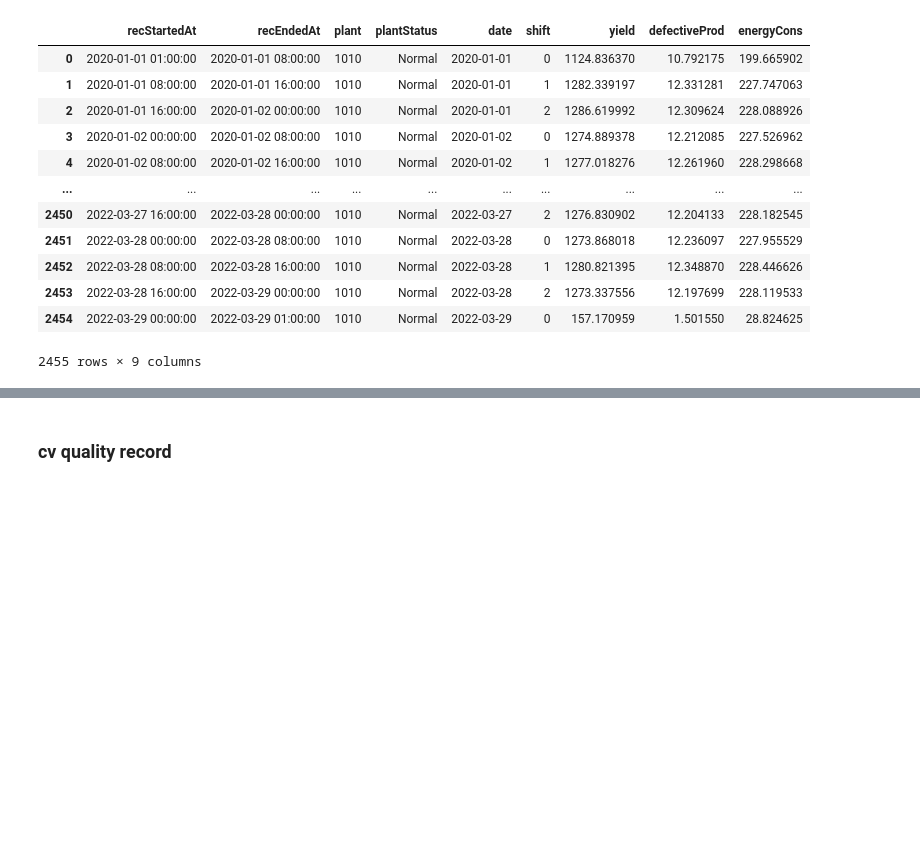
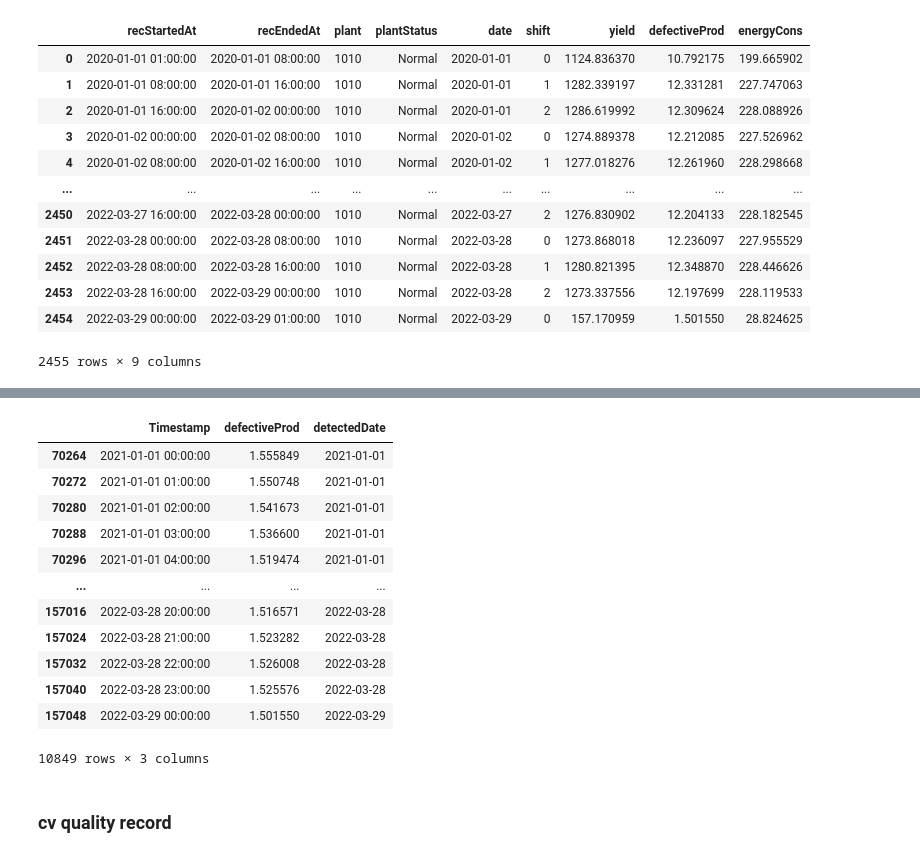
Before and after one commit to SAP-samples/btp-ai-sustainability-bootcamp, a Jupyter notebook: src/data-simulation/app_data_prep.ipynb, the cells around one changed output, grey strips where cells are left out. Saved outputs shown, nothing was run; the diff lists cells and outputs as text; code cells hidden in the pictures; blank space fills up the shorter version.

```diff
--- a/src/data-simulation/app_data_prep.ipynb
+++ b/src/data-simulation/app_data_prep.ipynb
@@ -220,0 +211,22 @@ ID;recStartedAt;recEndedAt;plant;plantSection;funcLocation;equipment;equipmentNa
+# %%
+defects=df[['Timestamp','defectiveProd']].drop_duplicates(['Timestamp'])
+# %%
+defects=defects[defects['Timestamp'].as_type(str)>='2021']
+# %%
+defects['detectedDate']=defects['Timestamp'].apply(lambda x: str(x).split(' ')[0])
+defects=defects[defects['detectedDate']>='2021']
+defects
+# %% [output]
+|  | Timestamp | defectiveProd | detectedDate |
+| 70264 | 2021-01-01 00:00:00 | 1.555849 | 2021-01-01 |
+| 70272 | 2021-01-01 01:00:00 | 1.550748 | 2021-01-01 |
+| 70280 | 2021-01-01 02:00:00 | 1.541673 | 2021-01-01 |
+| 70288 | 2021-01-01 03:00:00 | 1.536600 | 2021-01-01 |
+| 70296 | 2021-01-01 04:00:00 | 1.519474 | 2021-01-01 |
+| ... | ... | ... | ... |
+| 157016 | 2022-03-28 20:00:00 | 1.516571 | 2022-03-28 |
+| 157024 | 2022-03-28 21:00:00 | 1.523282 | 2022-03-28 |
+| 157032 | 2022-03-28 22:00:00 | 1.526008 | 2022-03-28 |
+| 157040 | 2022-03-28 23:00:00 | 1.525576 | 2022-03-28 |
+| 157048 | 2022-03-29 00:00:00 | 1.501550 | 2022-03-29 |
+10849 rows × 3 columns
```
Also changed, not shown: parts of 42 cells of this notebook, 4 other files.
